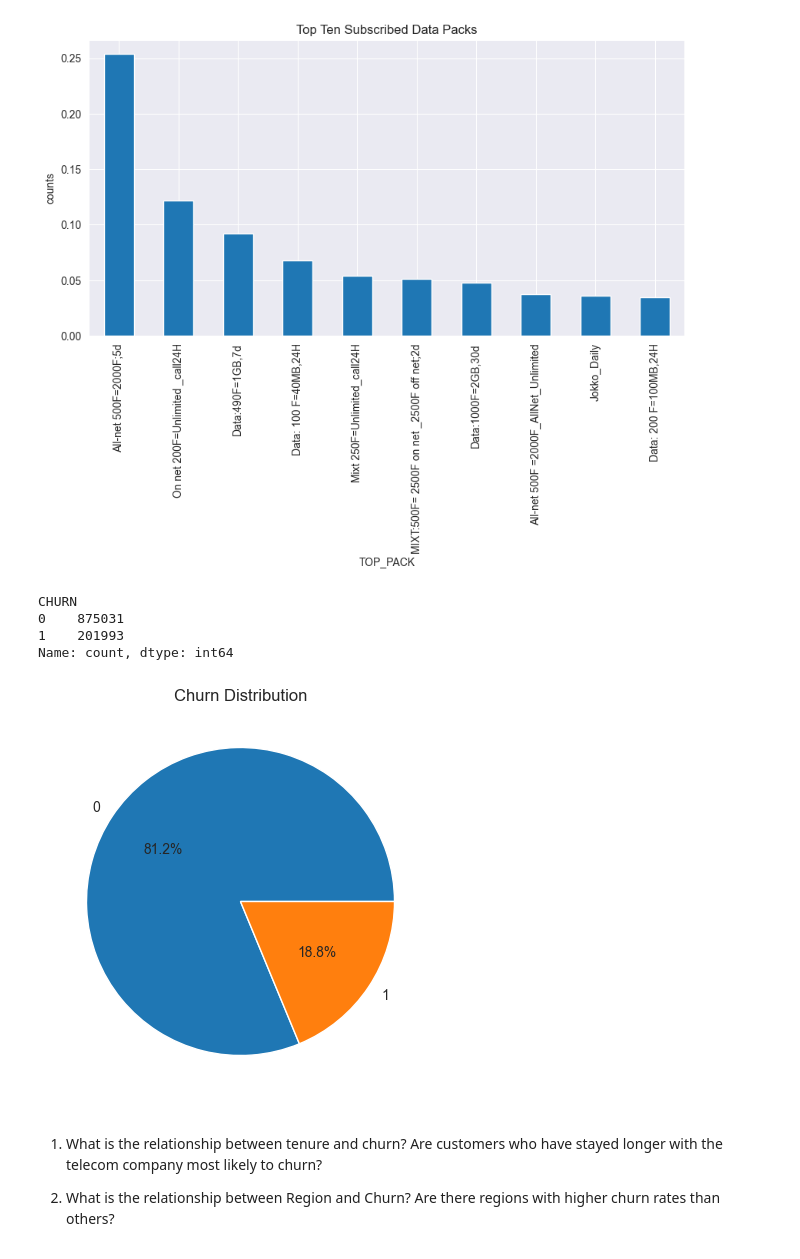
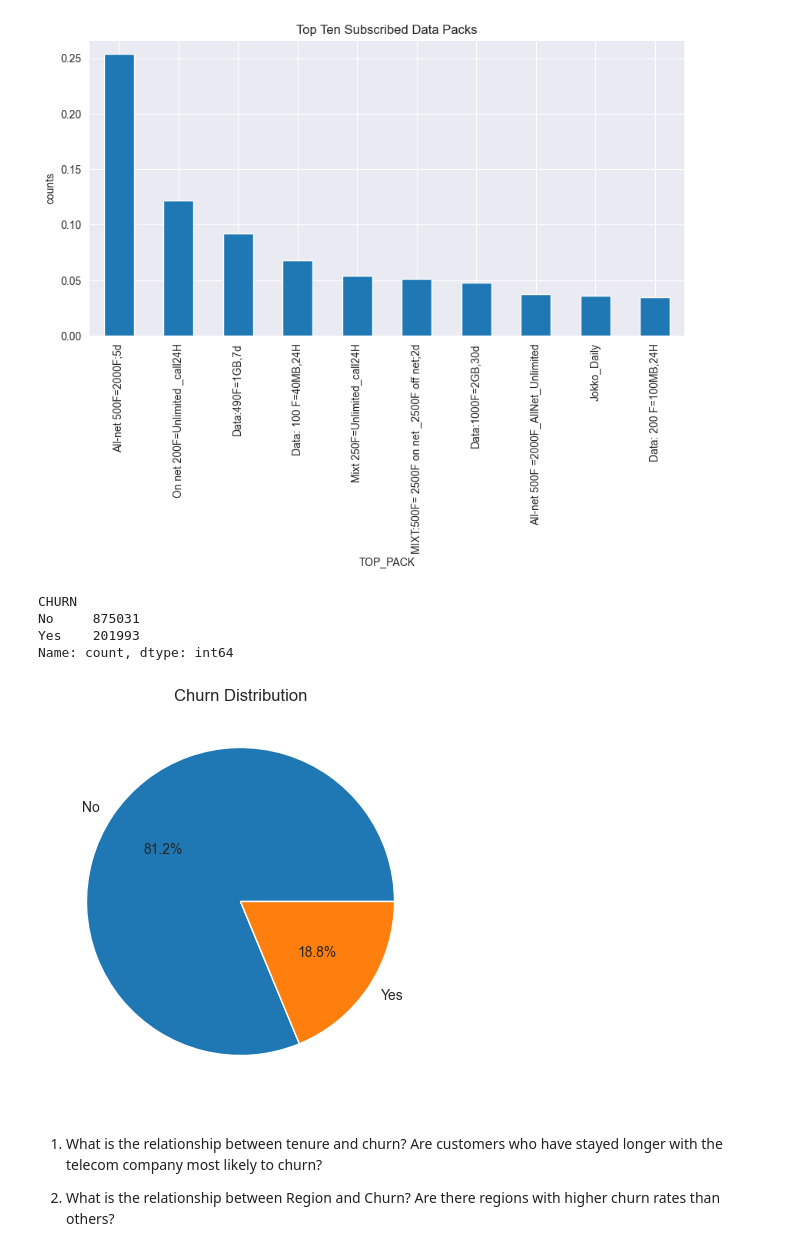
Before and after one commit to kaitany/Capstone_Project, a Jupyter notebook: notebook/customer_churn.ipynb, the cells around one changed output. Saved outputs shown, nothing was run; the diff lists cells and outputs as text; code cells hidden in the pictures.

```diff
--- a/notebook/StarterNotebook.ipynb
+++ b/notebook/customer_churn.ipynb
@@ -414,21 +431,22 @@ Text(0.5, 0, 'TOP_PACK')
 # %%
 # Churn feature
 #Check if the predictor class is balanced
+churn_count = train['CHURN'].replace({0:'No', 1:'Yes'})
+churn_count = churn_count.value_counts()
+
+print(churn_count)
 
 #Plotting a pie chart
-print(train['CHURN'].value_counts())
-
-churn_count = train['CHURN'].value_counts()
 plt.figure(figsize=(5, 5))
 plt.pie(churn_count, labels=churn_count.index, autopct='%1.1f%%')
 plt.title('Churn Distribution')
 plt.show();
 # %% [output]
 CHURN
-0    875031
-1    201993
+No     875031
+Yes    201993
 Name: count, dtype: int64
-[figure, old version]
+[figure, new version]
 # %% [markdown]
 1. What is the relationship between tenure and churn? Are customers who have stayed longer with the telecom company most likely to churn?
 
```
Also changed, not shown: parts of 5 cells of this notebook.
